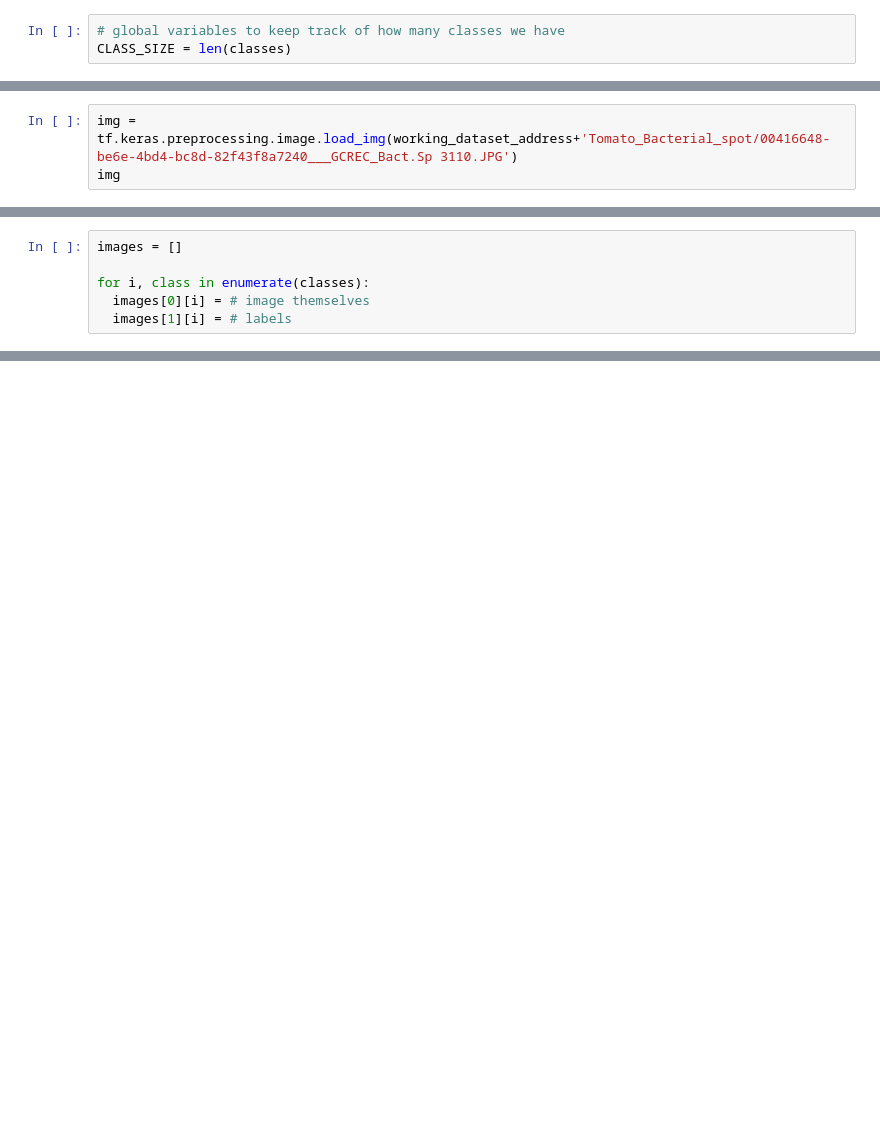
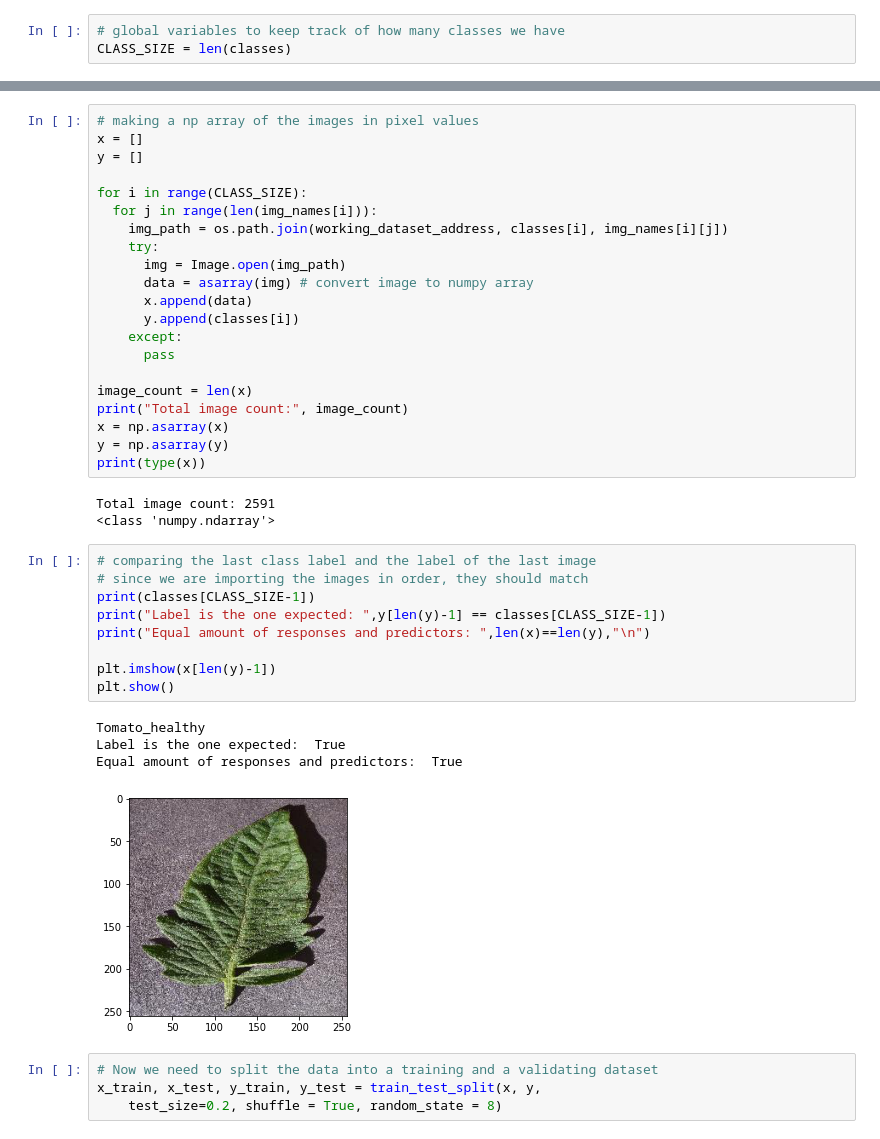
Before and after one commit to ivychung/plant-ML, a Jupyter notebook: Tomato1.ipynb, the cells around one changed output, grey strips where cells are left out. Saved outputs shown, nothing was run; the diff lists cells and outputs as text; blank space fills up the shorter version.

```diff
--- a/Tomato1.ipynb
+++ b/Tomato1.ipynb
@@ -93,3 +84,0 @@ print(images.shape)
-# %%
-img = tf.keras.preprocessing.image.load_img(working_dataset_address+'Tomato_Bacterial_spot/00416648-be6e-4bd4-bc8d-82f43f8a7240___GCREC_Bact.Sp 3110.JPG')
-img
@@ -105,6 +84,0 @@ total
-# %%
-images = []
-
-for i, class in enumerate(classes):
-  images[0][i] = # image themselves
-  images[1][i] = # labels
@@ -110,0 +132,42 @@ for i, class in enumerate(classes):
+# %%
+# making a np array of the images in pixel values
+x = []
+y = []
+
+for i in range(CLASS_SIZE):
+  for j in range(len(img_names[i])):
+    img_path = os.path.join(working_dataset_address, classes[i], img_names[i][j])
+    try:
+      img = Image.open(img_path)
+      data = asarray(img) # convert image to numpy array
+      x.append(data)
+      y.append(classes[i])
+    except:
+      pass
+
+image_count = len(x)
+print("Total image count:", image_count)
+x = np.asarray(x)
+y = np.asarray(y)
+print(type(x))
+# %% [output]
+Total image count: 2591
+<class 'numpy.ndarray'>
+# %%
+# comparing the last class label and the label of the last image
+# since we are importing the images in order, they should match
+print(classes[CLASS_SIZE-1])
+print("Label is the one expected: ",y[len(y)-1] == classes[CLASS_SIZE-1])
+print("Equal amount of responses and predictors: ",len(x)==len(y),"\n")
+
+plt.imshow(x[len(y)-1])
+plt.show()
+# %% [output]
+Tomato_healthy
+Label is the one expected:  True
+Equal amount of responses and predictors:  True
+[figure, added]
+# %%
+# Now we need to split the data into a training and a validating dataset
+x_train, x_test, y_train, y_test = train_test_split(x, y,
+    test_size=0.2, shuffle = True, random_state = 8)
```
Also changed, not shown: parts of 17 cells of this notebook.
